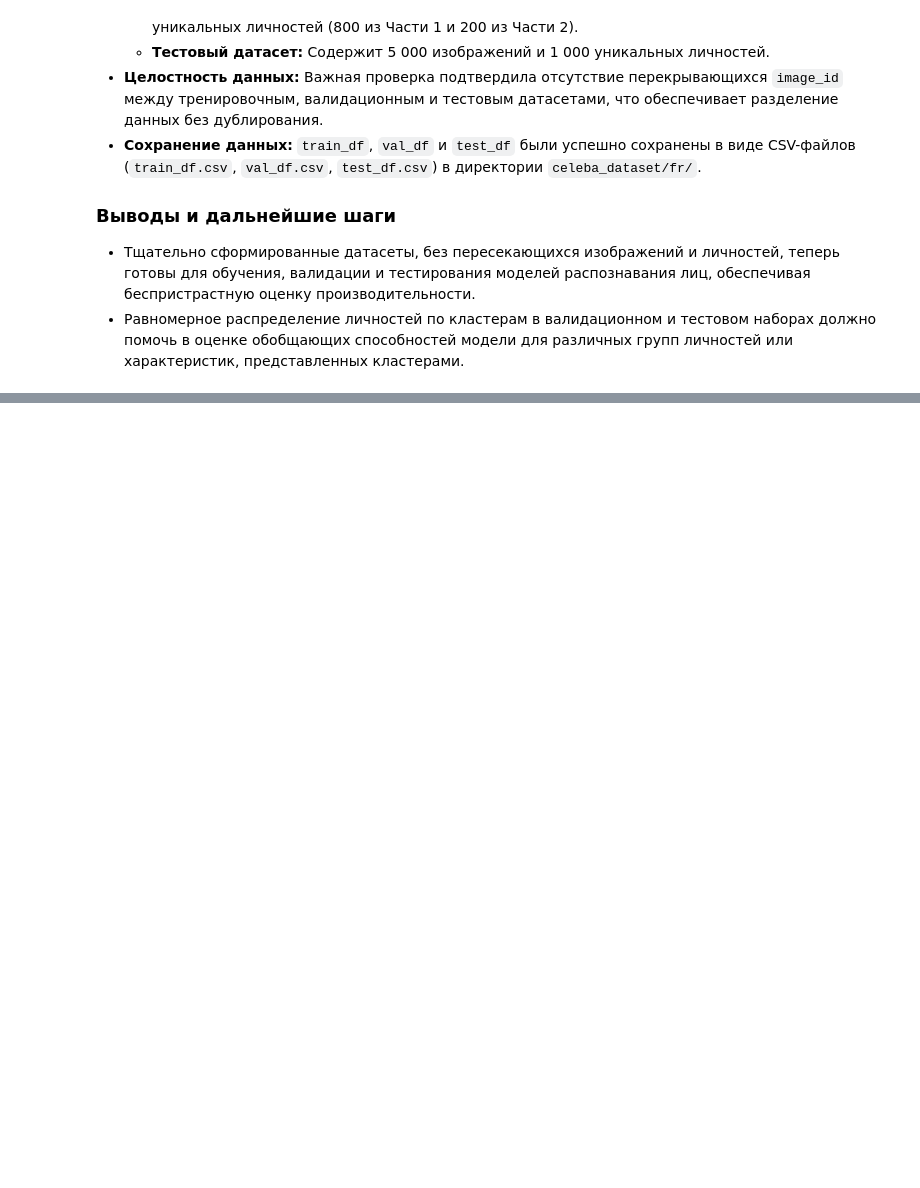
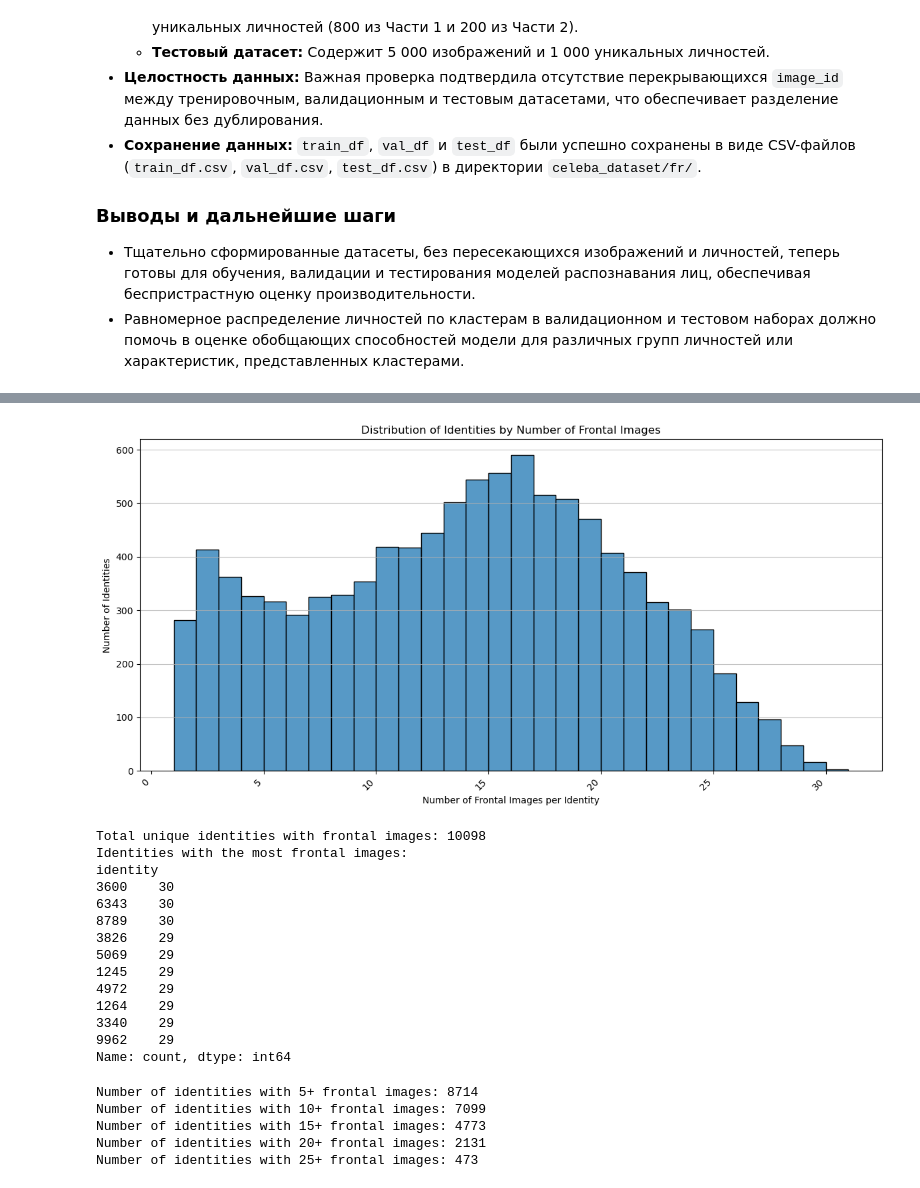
Before and after one commit to dukei/dls-fr, a Jupyter notebook: DLS-project-FR-2_PrepareDataset.ipynb, the cells around one changed output, grey strips where cells are left out. Cells and saved outputs as stored; diff of their text form; code cells hidden in the pictures; blank space fills up the shorter version.

```diff
--- a/DLS-project-FR-2_PrepareDataset.ipynb
+++ b/DLS-project-FR-2_PrepareDataset.ipynb
@@ -909,0 +1099,11 @@ plt.show()
+# %%
+predicted_landmarks_df['is_frontal'] = predicted_landmarks_df.apply(lambda row: is_frontal_face(
+    row['lefteye_x'], row['lefteye_y'],
+    row['righteye_x'], row['righteye_y'],
+    row['nose_x'], row['nose_y'],
+    row['leftmouth_x'], row['leftmouth_y'],
+    row['rightmouth_x'], row['rightmouth_y']
+), axis=1)
+
+print("Added 'is_frontal' column to predicted_landmarks_df.")
+predicted_landmarks_df.head()
@@ -909,0 +1127,4 @@ plt.show()
+# %%
+predicted_frontal_landmarks_df = predicted_landmarks_df[predicted_landmarks_df['is_frontal'] == True]
+print("Filtered predicted_frontal_landmarks_df created successfully.")
+predicted_frontal_landmarks_df.head()
@@ -909,0 +1181,7 @@ plt.show()
+# %%
+identity_frontal_df = merged_df[merged_df.index.isin(predicted_frontal_landmarks_df.index)].copy()
+
+print("DataFrame 'identity_frontal_df' created successfully with only frontal images.")
+print(f"Total images in identity_frontal_df: {len(identity_frontal_df)}")
+print(f"Unique identities in identity_frontal_df: {identity_frontal_df['identity'].nunique()}")
+identity_frontal_df.head()
@@ -909,0 +1200,54 @@ plt.show()
+# %%
+import matplotlib.pyplot as plt
+import seaborn as sns
+
+# Count the number of frontal images for each identity
+frontal_image_counts_per_identity = identity_frontal_df['identity'].value_counts()
+
+# Create a histogram to visualize the distribution
+plt.figure(figsize=(12, 6))
+sns.histplot(frontal_image_counts_per_identity, bins=range(1, frontal_image_counts_per_identity.max() + 2), kde=False)
+plt.title('Distribution of Identities by Number of Frontal Images')
+plt.xlabel('Number of Frontal Images per Identity')
+plt.ylabel('Number of Identities')
+plt.xticks(rotation=45, ha='right')
+plt.grid(axis='y', alpha=0.75)
+plt.tight_layout()
+plt.show()
+
+print(f"Total unique identities with frontal images: {len(frontal_image_counts_per_identity)}")
+print(f"Identities with the most frontal images:\n{frontal_image_counts_per_identity.head(10)}")
+# %% [output]
+[figure, added]
+Total unique identities with frontal images: 10098
+Identities with the most frontal images:
+identity
+3600    30
+6343    30
+8789    30
+3826    29
+5069    29
+1245    29
+4972    29
+1264    29
+3340    29
+9962    29
+Name: count, dtype: int64
+# %%
+num_identities_5_plus_frontal = len(frontal_image_counts_per_identity[frontal_image_counts_per_identity >= 5])
+num_identities_10_plus_frontal = len(frontal_image_counts_per_identity[frontal_image_counts_per_identity >= 10])
+num_identities_15_plus_frontal = len(frontal_image_counts_per_identity[frontal_image_counts_per_identity >= 15])
+num_identities_20_plus_frontal = len(frontal_image_counts_per_identity[frontal_image_counts_per_identity >= 20])
+num_identities_25_plus_frontal = len(frontal_image_counts_per_identity[frontal_image_counts_per_identity >= 25])
+
+print(f"Number of identities with 5+ frontal images: {num_identities_5_plus_frontal}")
+print(f"Number of identities with 10+ frontal images: {num_identities_10_plus_frontal}")
+print(f"Number of identities with 15+ frontal images: {num_identities_15_plus_frontal}")
+print(f"Number of identities with 20+ frontal images: {num_identities_20_plus_frontal}")
+print(f"Number of identities with 25+ frontal images: {num_identities_25_plus_frontal}")
+# %% [output]
+Number of identities with 5+ frontal images: 8714
+Number of identities with 10+ frontal images: 7099
+Number of identities with 15+ frontal images: 4773
+Number of identities with 20+ frontal images: 2131
+Number of identities with 25+ frontal images: 473
```
Also changed, not shown: parts of 24 cells of this notebook.
